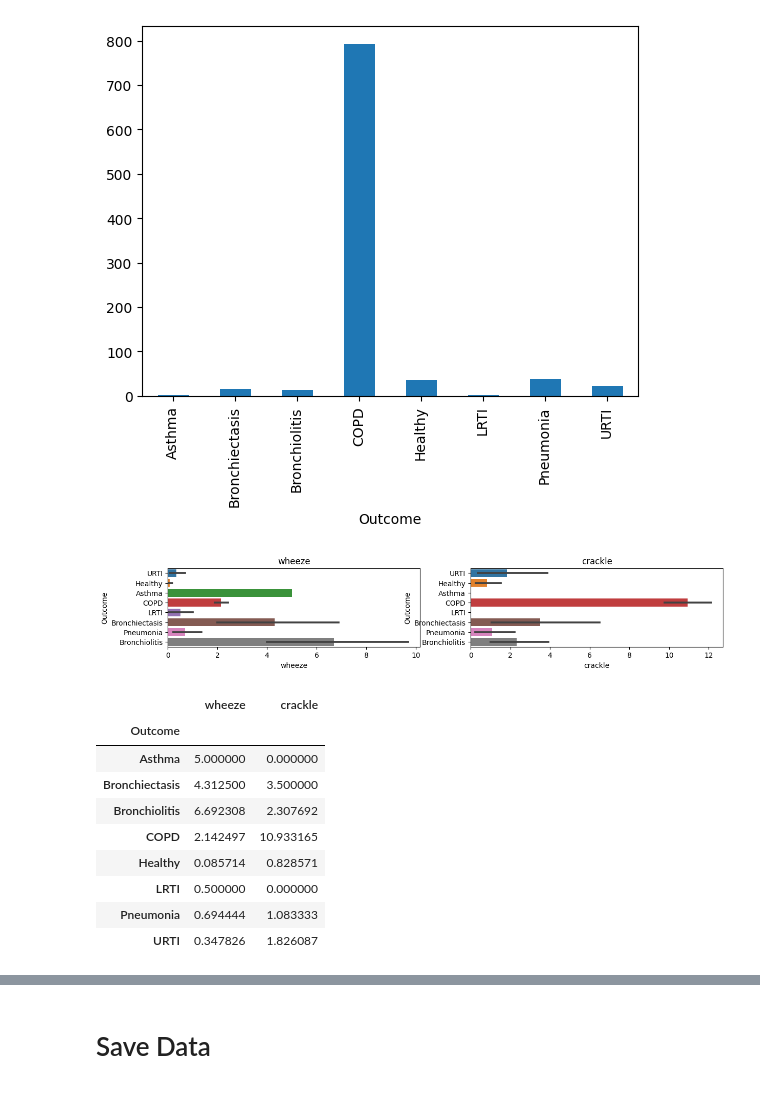
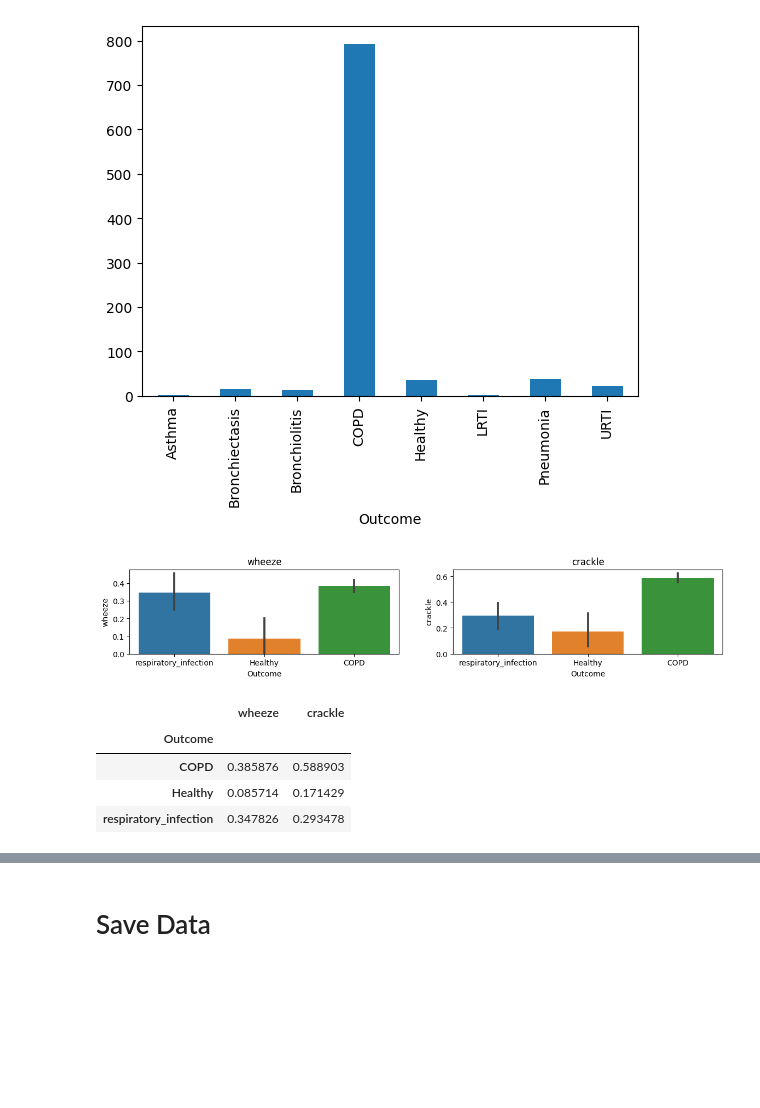
Before and after one commit to bastienorset-huma/respiratory_sound, a Jupyter notebook: src/respiratory_sound/0_prepare_dataset.ipynb, the cells around one changed output, grey strips where cells are left out. Saved outputs shown, nothing was run; the diff lists cells and outputs as text; code cells hidden in the pictures; blank space fills up the shorter version.

Commit message:
update work on respiratory sound

```diff
--- a/src/respiratory_sound/0_prepare_dataset.ipynb
+++ b/src/respiratory_sound/0_prepare_dataset.ipynb
@@ -137,24 +137,21 @@ demo_df.groupby('Outcome').count()['Participant_ID'].plot.bar()
 # %%
 import matplotlib.pyplot as plt
 import seaborn as sns
 
+mapping_label =['Bronchiectasis','Bronchiolitis', 'LRTI', 'Pneumonia','URTI','Asthma']
+demo_df['Outcome'] = demo_df['Outcome'].replace(mapping_label,'respiratory_infection')
+
 fig, ax = plt.subplots(1,2,figsize=(14,2))
-sns.barplot(orient='h',data=demo_df,x='wheeze',y='Outcome',ax=ax[0])
-sns.barplot(orient='h',data=demo_df,x='crackle',y='Outcome',ax=ax[1])
+sns.barplot(orient='v',data=demo_df,y='wheeze',x='Outcome',ax=ax[0])
+sns.barplot(orient='v',data=demo_df,y='crackle',x='Outcome',ax=ax[1])
 ax[0].set_title('wheeze')
 ax[1].set_title('crackle')
 plt.show()
-
 demo_df.groupby('Outcome').mean(numeric_only=True)[['wheeze','crackle']]
 # %% [output]
-[figure, old version]
+[figure, new version]
 |  | wheeze | crackle |
 | Outcome |  |  |
-| Asthma | 5.000000 | 0.000000 |
-| Bronchiectasis | 4.312500 | 3.500000 |
-| Bronchiolitis | 6.692308 | 2.307692 |
-| COPD | 2.142497 | 10.933165 |
-| Healthy | 0.085714 | 0.828571 |
-| LRTI | 0.500000 | 0.000000 |
-| Pneumonia | 0.694444 | 1.083333 |
-| URTI | 0.347826 | 1.826087 |
+| COPD | 0.385876 | 0.588903 |
+| Healthy | 0.085714 | 0.171429 |
+| respiratory_infection | 0.347826 | 0.293478 |
```
Also changed, not shown: parts of 5 cells of this notebook, 23 other files.
